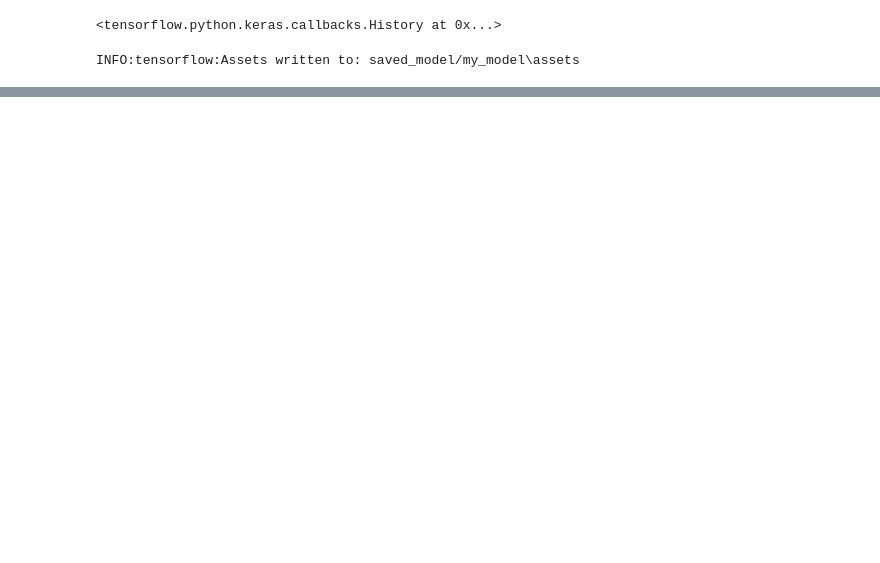
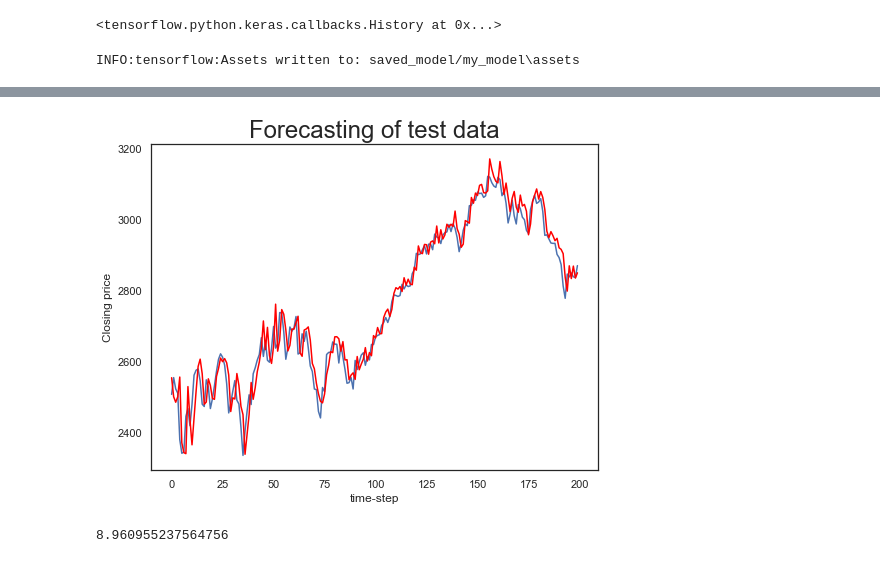
Before and after one commit to navanith007/Stock-Market-Prediction, a Jupyter notebook: Notebooks/forecasting_stock.ipynb, the cells around one changed output, grey strips where cells are left out. Cells and saved outputs as stored; diff of their text form; code cells hidden in the pictures; blank space fills up the shorter version.

```diff
--- a/Notebooks/forecasting_stock.ipynb
+++ b/Notebooks/forecasting_stock.ipynb
@@ -690,0 +785,2 @@ print(mape)
+# %%
+model = create_model(time_steps = 10, num_features = 5, num_neurons_lstm = 32)
@@ -690,0 +789,8 @@ print(mape)
+# %%
+#https://chandlerzuo.github.io/blog/2017/11/darnn
+# Train and evaluate
+EPOCHS = 100
+batch_size = 50
+# https://www.tensorflow.org/api_docs/python/tf/keras/Model#fit
+model.fit(x_train_single, y_train_single, validation_data = (x_val_single, y_val_single ),
+          epochs=EPOCHS, batch_size = batch_size)
@@ -690,0 +835,2 @@ print(mape)
+# %%
+y_val_predict = model.predict(x_val_single)
@@ -690,0 +839,3 @@ print(mape)
+# %%
+y_val_predict_new = (y_val_predict * data_std[-1] ) + data_mean[-1]
+y_val_single_new = (y_val_single * data_std[-1]) + data_mean[-1]
@@ -690,0 +845,9 @@ print(mape)
+# %%
+plt.plot(y_val_single_new[0:200])
+plt.plot(y_val_predict_new[0:200], color = 'red')
+plt.title("Forecasting of test data", size = 24)
+plt.xlabel("time-step")
+plt.ylabel("Closing price")
+plt.show()
+# %% [output]
+[figure, added]
@@ -690,0 +859,5 @@ print(mape)
+# %%
+mape = mean_absolute_percentage_error(y_val_single_new[0:200], y_val_predict_new[0:200])
+print(mape)
+# %% [output]
+8.960955237564756
```
Also changed, not shown: parts of 26 cells of this notebook.
